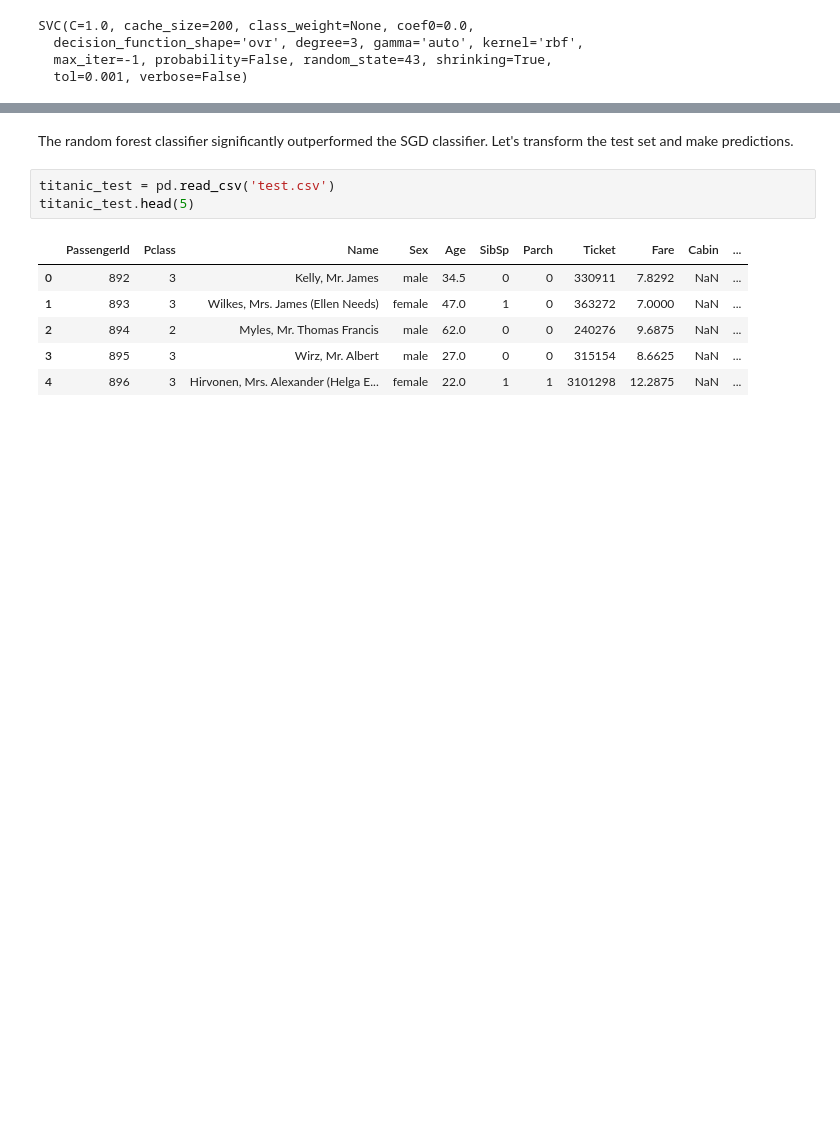
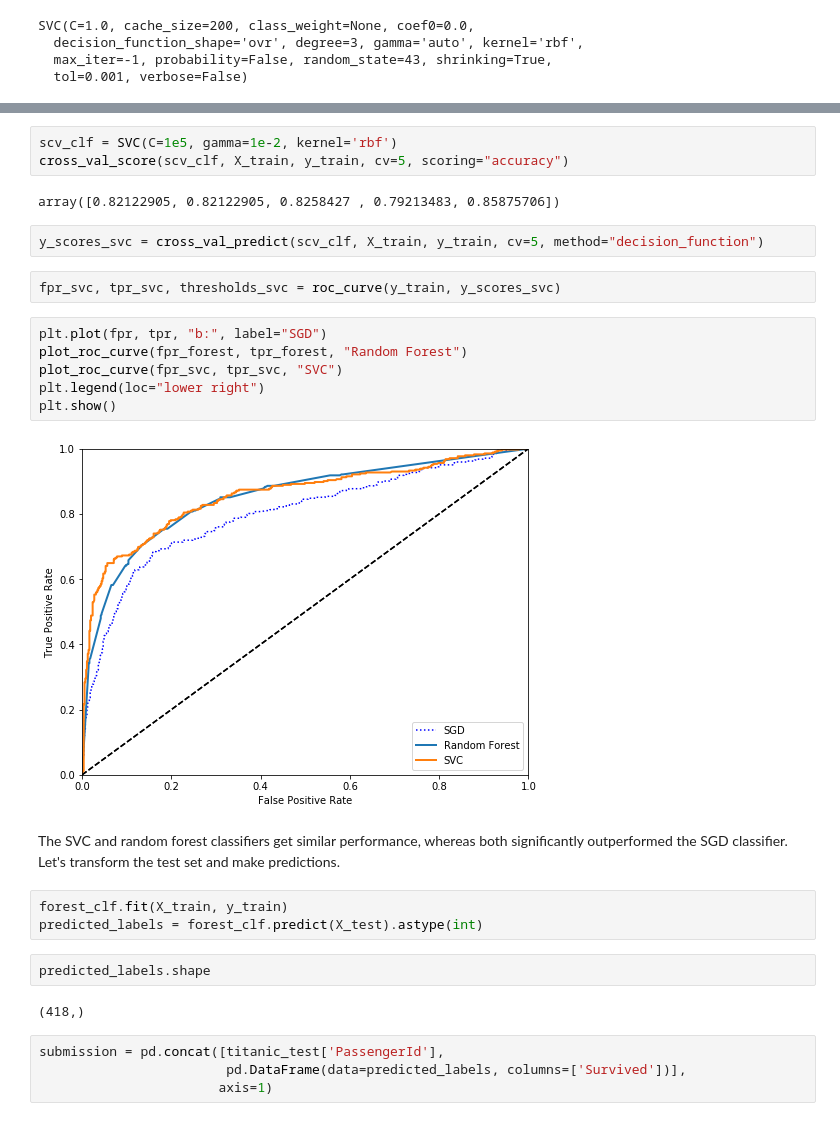
Before and after one commit to ronnieszq/study_sklearn, a Jupyter notebook: mnist/mnist_classification.ipynb, the cells around one changed output, grey strips where cells are left out. Saved outputs shown, nothing was run; the diff lists cells and outputs as text; blank space fills up the shorter version.

```diff
--- a/mnist/mnist_classification.ipynb
+++ b/mnist/mnist_classification.ipynb
@@ -566,12 +741,30 @@ The SVC model works better than the other two with default parameters. Let's gri
+# %%
+scv_clf = SVC(C=1e5, gamma=1e-2, kernel='rbf')
+cross_val_score(scv_clf, X_train, y_train, cv=5, scoring="accuracy")
+# %% [output]
+array([0.82122905, 0.82122905, 0.8258427 , 0.79213483, 0.85875706])
+# %%
+y_scores_svc = cross_val_predict(scv_clf, X_train, y_train, cv=5, method="decision_function")
+# %%
+fpr_svc, tpr_svc, thresholds_svc = roc_curve(y_train, y_scores_svc)
+# %%
+plt.plot(fpr, tpr, "b:", label="SGD")
+plot_roc_curve(fpr_forest, tpr_forest, "Random Forest")
+plot_roc_curve(fpr_svc, tpr_svc, "SVC")
+plt.legend(loc="lower right")
+plt.show()
+# %% [output]
+[figure, added]
 # %% [markdown]
-The random forest classifier significantly outperformed the SGD classifier. Let's transform the test set and make predictions.
+The SVC and random forest classifiers get similar performance, whereas both significantly outperformed the SGD classifier. Let's transform the test set and make predictions.
-# %%
-titanic_test = pd.read_csv('test.csv')
-titanic_test.head(5)
-# %% [output]
-|  | PassengerId | Pclass | Name | Sex | Age | SibSp | Parch | Ticket | Fare | Cabin | ... |
-| 0 | 892 | 3 | Kelly, Mr. James | male | 34.5 | 0 | 0 | 330911 | 7.8292 | NaN | ... |
-| 1 | 893 | 3 | Wilkes, Mrs. James (Ellen Needs) | female | 47.0 | 1 | 0 | 363272 | 7.0000 | NaN | ... |
-| 2 | 894 | 2 | Myles, Mr. Thomas Francis | male | 62.0 | 0 | 0 | 240276 | 9.6875 | NaN | ... |
-| 3 | 895 | 3 | Wirz, Mr. Albert | male | 27.0 | 0 | 0 | 315154 | 8.6625 | NaN | ... |
-| 4 | 896 | 3 | Hirvonen, Mrs. Alexander (Helga E... | female | 22.0 | 1 | 1 | 3101298 | 12.2875 | NaN | ... |
+# %%
+forest_clf.fit(X_train, y_train)
+predicted_labels = forest_clf.predict(X_test).astype(int)
+# %%
+predicted_labels.shape
+# %% [output]
+(418,)
+# %%
+submission = pd.concat([titanic_test['PassengerId'],
+                        pd.DataFrame(data=predicted_labels, columns=['Survived'])],
+                       axis=1)
```
Also changed, not shown: parts of 43 cells of this notebook, 1 other file.
